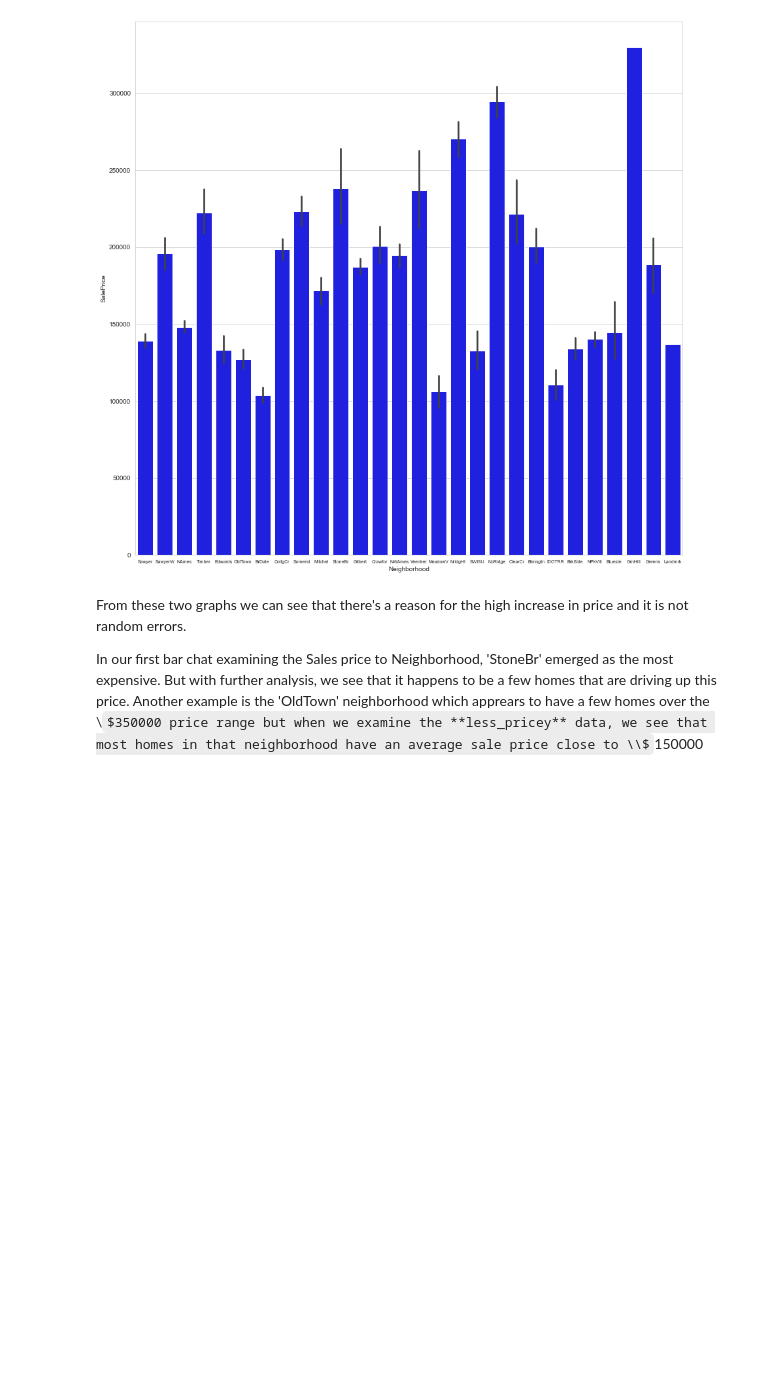
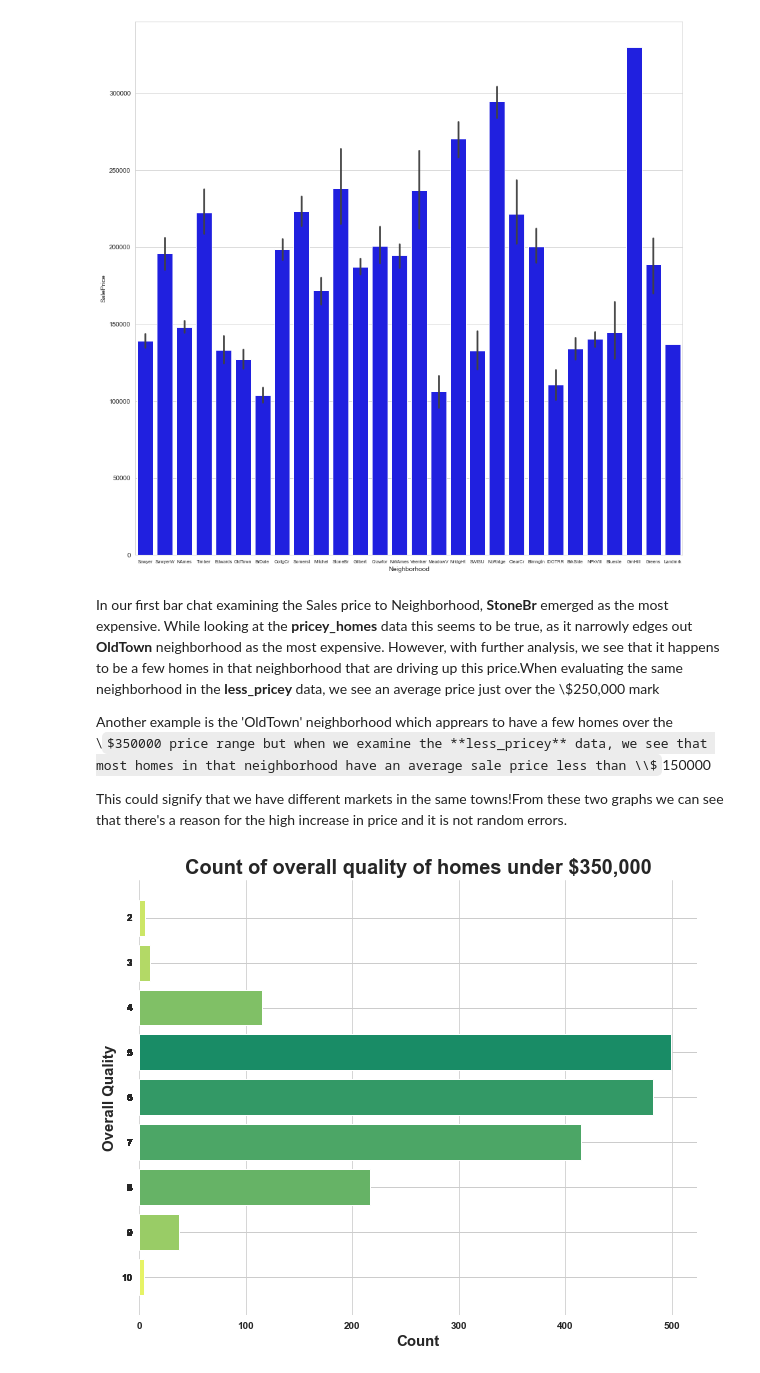
Before and after one commit to ianibogwu/Projects, a Jupyter notebook: GA-projects/01-Ames-housing/Cleaning_EDA.ipynb, the cells around one changed output. Saved outputs shown, nothing was run; the diff lists cells and outputs as text; code cells hidden in the pictures; some formulas as TeX source; blank space fills up the shorter version.

```diff
--- a/GA-projects/01-Ames-housing/Cleaning_EDA.ipynb
+++ b/GA-projects/01-Ames-housing/Cleaning_EDA.ipynb
@@ -465,6 +469,42 @@ plt.xticks(fontsize = 7);
 # %% [output]
 [figure]
 # %% [markdown]
-From these two graphs we can see that there's a reason for the high increase in price and it is not random errors.
 
-In our first bar chat examining the Sales price to Neighborhood, 'StoneBr' emerged as the most expensive. But with further analysis, we see that it happens to be a few homes that are driving up this price. Another example is the 'OldTown' neighborhood which apprears to have a few homes over the \\$350000 price range but when we examine the **less_pricey** data, we see that most homes in that neighborhood have an average sale price close to \\$150000
+In our first bar chat examining the Sales price to Neighborhood, **StoneBr** emerged as the most expensive. While looking at the **pricey_homes** data this seems to be true, as it narrowly edges out **OldTown** neighborhood as the most expensive. However, with further analysis, we see that it happens to be a few homes in that neighborhood that are driving up this price.When evaluating the same neighborhood in the **less_pricey** data, we see an average price just over the \\$250,000 mark
+
+Another example is the 'OldTown' neighborhood which apprears to have a few homes over the \\$350000 price range but when we examine the **less_pricey** data, we see that most homes in that neighborhood have an average sale price less than \\$150000
+
+This could signify that we have different markets in the same towns!From these two graphs we can see that there's a reason for the high increase in price and it is not random errors.
+# %%
+def compare_plots(data, column, plot_title, color):
+    #creates bar plots to compare our two data sets
+
+    fig, ax = plt.subplots(1, 1, figsize = (10,8))
+
+    the_count = data[column].value_counts().sort_values(ascending = False).reset_index()
+
+    ax.barh(the_count.iloc[:, 0], the_count.iloc[:, 1], edgecolor = 'white', color = sns.color_palette(color, len(the_count)))
+
+    #remove spines
+    for s in ['top', 'bottom', 'left', 'right']:
+        ax.spines[s].set_visible(False)
+
+    #show top values first
+    ax.invert_yaxis()
+
+    #set title
+    ax.set_title(label = plot_title, weight = 'bold', fontsize = 20)
+
+    #set x and y labels
+    ax.set_xlabel('Count', weight = 'bold', fontsize = 15)
+    ax.set_ylabel('Overall Quality', weight = 'bold', fontsize =15)
+
+    #renumber y_ticks
+    plt.yticks(ticks = data[column], weight = 'bold')
+    plt.xticks(weight = 'bold')
+
+    return compare_plots;
+# %%
+compare_plots(less_pricey, 'Overall Qual', 'Count of overall quality of homes under $350,000', 'summer');
+# %% [output]
+[figure, added]
```
Also changed, not shown: parts of 9 cells of this notebook.
